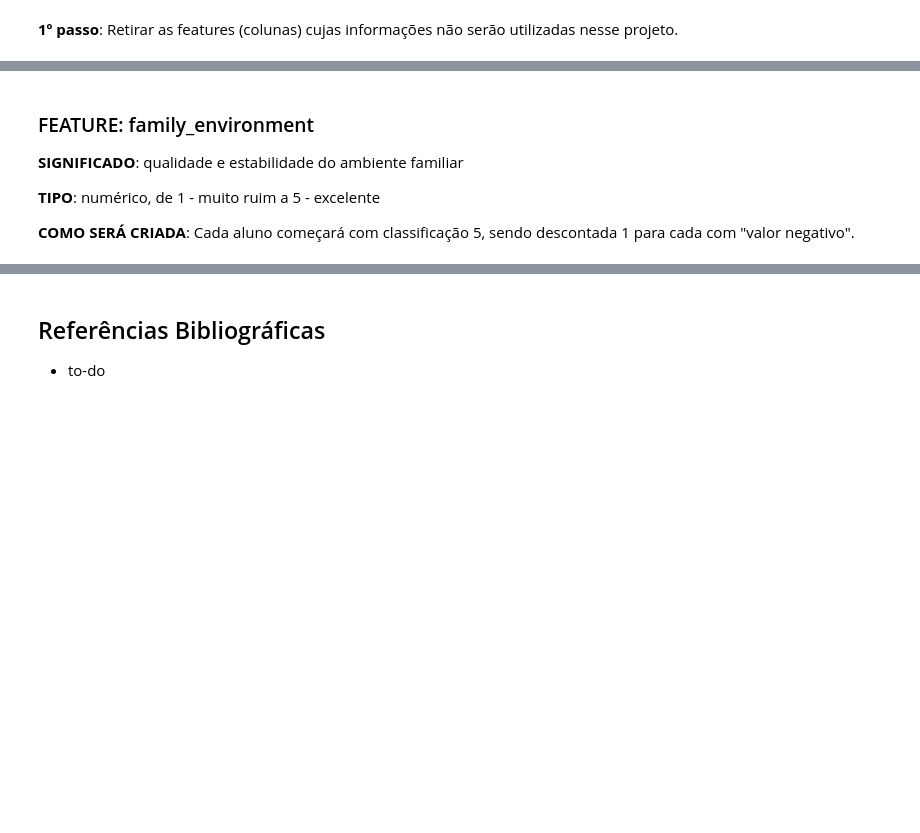
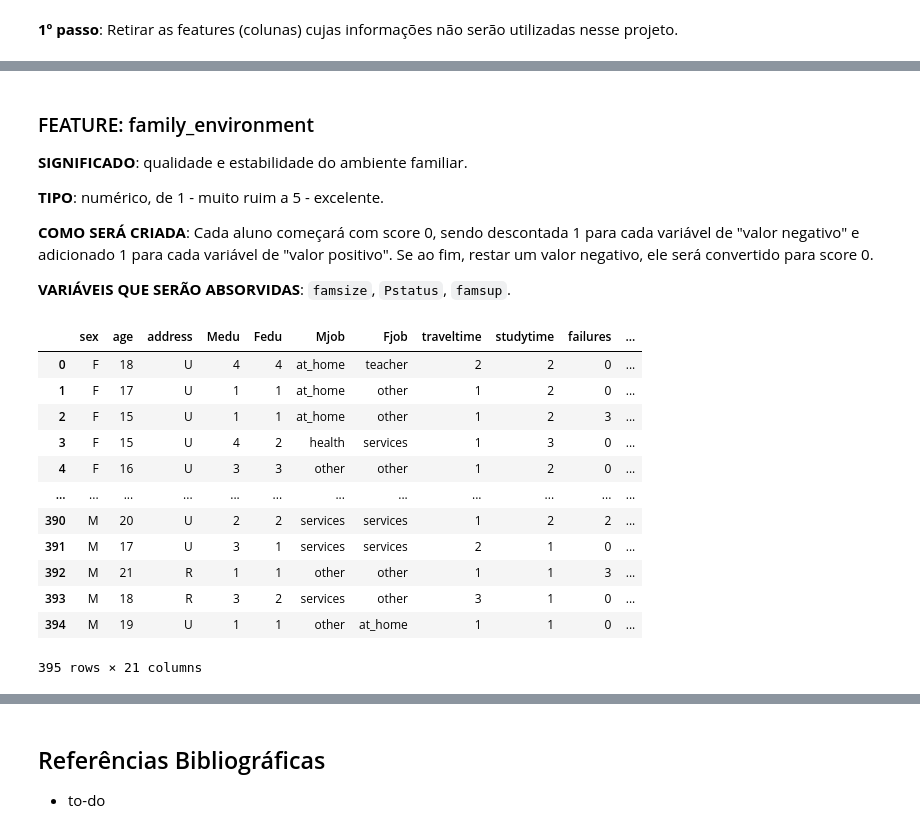
Before and after one commit to G3mha/why-students-fail-school, a Jupyter notebook: Project2.ipynb, the cells around one changed output, grey strips where cells are left out. Drawn from its saved outputs; the diff is of its cells as text; code cells hidden in the pictures; blank space fills up the shorter version.

```diff
--- a/Project2.ipynb
+++ b/Project2.ipynb
@@ -108,8 +103,10 @@ Lista de features que serão unidas:
 # %% [markdown]
 ### FEATURE: family_environment
 
-**SIGNIFICADO**: qualidade e estabilidade do ambiente familiar
+**SIGNIFICADO**: qualidade e estabilidade do ambiente familiar.
 
-**TIPO**: numérico, de 1 - muito ruim a 5 - excelente
+**TIPO**: numérico, de 1 - muito ruim a 5 - excelente.
 
-**COMO SERÁ CRIADA**: Cada aluno começará com classificação 5, sendo descontada 1 para cada com "valor negativo".
+**COMO SERÁ CRIADA**: Cada aluno começará com score 0, sendo descontada 1 para cada variável de "valor negativo" e adicionado 1 para cada variável de "valor positivo". Se ao fim, restar um valor negativo, ele será convertido para score 0.
+
+**VARIÁVEIS QUE SERÃO ABSORVIDAS**: `famsize`, `Pstatus`, `famsup`.
@@ -117,0 +113,41 @@ for
+# %%
+family_environment = [] # iniciando a variável da feature nova
+for i in range(len(students.Pstatus)): # loop utilizando um index para identificar a linha de cada aluno
+    score = 0 # iniciando a variável de score da feature nova
+    if (students.Pstatus)[i] == 'T':
+        score += 1
+    if (students.Pstatus)[i] == 'A':
+        score -= 1
+    if (students.famsup)[i] == 'no':
+        score -= 1
+    if (students.famsup)[i] == 'yes':
+        score += 1
+    if (students.famrel)[i] == 1:
+        score -= 2
+    if (students.famrel)[i] == 2:
+        score -= 1
+    if (students.famrel)[i] == 4:
+        score += 1
+    if (students.famrel)[i] == 5:
+        score += 2
+    if score < 0:
+        score = 0
+    family_environment.append(score)
+# %%
+students['family_environment'] = family_environment
+students.drop(columns=['Pstatus', 'famsup', 'famrel'], inplace=True)
+students
+# %% [output]
+|  | sex | age | address | Medu | Fedu | Mjob | Fjob | traveltime | studytime | failures | ... |
+| 0 | F | 18 | U | 4 | 4 | at_home | teacher | 2 | 2 | 0 | ... |
+| 1 | F | 17 | U | 1 | 1 | at_home | other | 1 | 2 | 0 | ... |
+| 2 | F | 15 | U | 1 | 1 | at_home | other | 1 | 2 | 3 | ... |
+| 3 | F | 15 | U | 4 | 2 | health | services | 1 | 3 | 0 | ... |
+| 4 | F | 16 | U | 3 | 3 | other | other | 1 | 2 | 0 | ... |
+| ... | ... | ... | ... | ... | ... | ... | ... | ... | ... | ... | ... |
+| 390 | M | 20 | U | 2 | 2 | services | services | 1 | 2 | 2 | ... |
+| 391 | M | 17 | U | 3 | 1 | services | services | 2 | 1 | 0 | ... |
+| 392 | M | 21 | R | 1 | 1 | other | other | 1 | 1 | 3 | ... |
+| 393 | M | 18 | R | 3 | 2 | services | other | 3 | 1 | 0 | ... |
+| 394 | M | 19 | U | 1 | 1 | other | at_home | 1 | 1 | 0 | ... |
+395 rows × 21 columns
```
Also changed, not shown: parts of 16 cells of this notebook.
